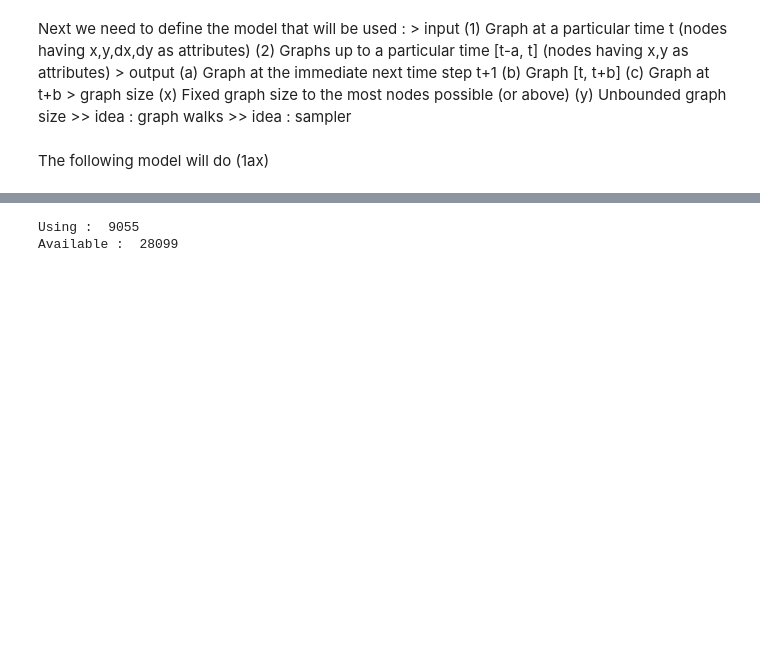
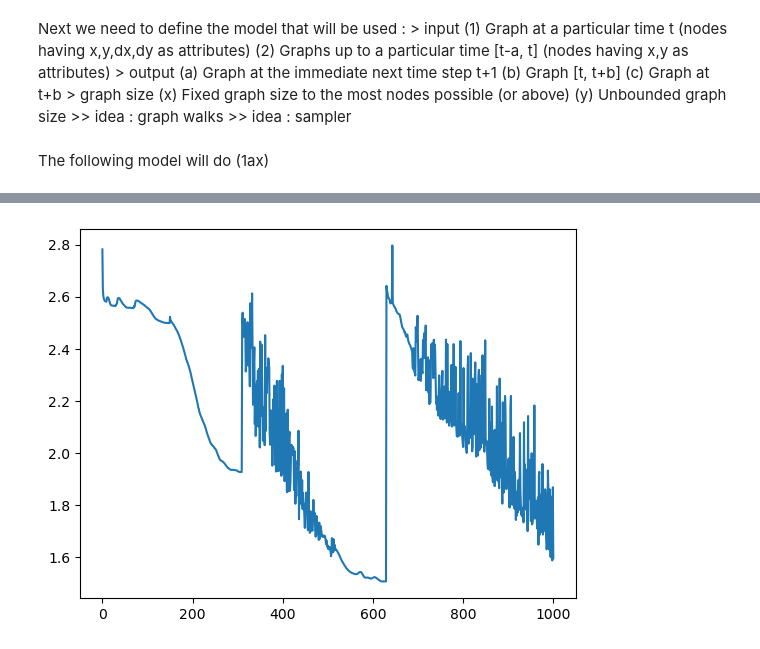
Before and after one commit to Pangasius/graph-displacement, a Jupyter notebook: cell_main.ipynb, the cells around one changed output, grey strips where cells are left out. Saved outputs shown, nothing was run; the diff lists cells and outputs as text; code cells hidden in the pictures; blank space fills up the shorter version.

```diff
--- a/cell_main.ipynb
+++ b/cell_main.ipynb
@@ -28,6 +28,7 @@ sys.path.append('/home/nstillman/1_sbi_activematter/cpp_model')
 import allium
 
 model_path = "model.pkl"
+loss_path = "loss.pkl"
 
 from cell_dataset import CellGraphDataset
 from cell_model import GraphEvolution
@@ -195,11 +196,15 @@ def start(model, optimizer, scheduler, data_train, data_test, device, epoch, off
         if (save and (e%save == 0 or e == epoch-1)) :
             with open(model_path, 'wb') as f:
                 pickle.dump(model, f)
+            with open(loss_path, 'wb') as f:
+                pickle.dump(losses, f)
 # %%
 load = True
 if (load and exists(model_path)) :
     with open(model_path, 'rb') as f:
         model = pickle.load(f)
+    with open(loss_path, 'rb') as f:
+        losses = pickle.load(f)
 else :
     model = GraphEvolution(4, 4, 32, 8, 0.0, edge_dim=len(data_train.attributes));
 
@@ -246,6 +251,7 @@ class GraphingLoss():
 # %%
 epochs = 501
 grapher = GraphingLoss()
+scheduler.step(len(losses))
 try :
     grapher.gstart(20)
     start(model, optimizer, scheduler, data_train, data_test, "cuda" if torch.cuda.is_available() else "cpu", epochs, len(losses), save=50, early_stop = False)
@@ -257,11 +278,6 @@ Current loss :  2.792478561401367  ...  145 / 200 . Current memory usage :  9055
+[figure, added]
 # %%
-print("Using : ", process.memory_info().rss // 1000000)  # in megabytes
-print("Available : ", process.memory_info().vms  // 1000000)  # in megabytes
-
 #things to do :
     #normalize the inputs
     #make sure this model doesn't use past times (normally should not since the graph is disconnected and it's based on message passing)
     #show the results
-# %% [output]
-Using :  9055
-Available :  28099
```
Also changed, not shown: parts of 1 cell of this notebook.
